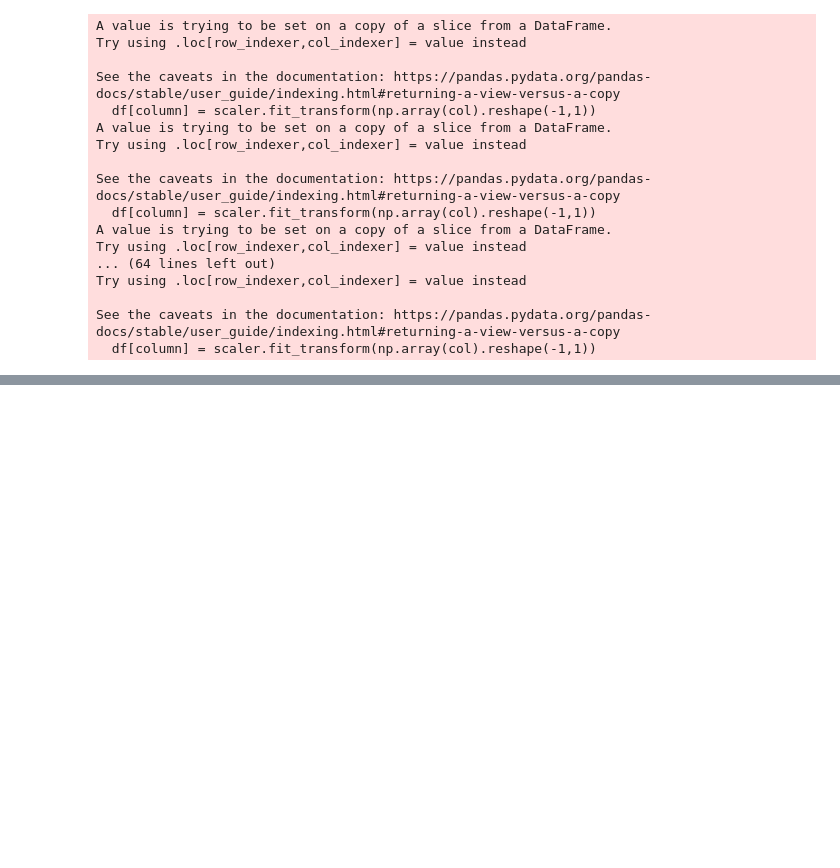
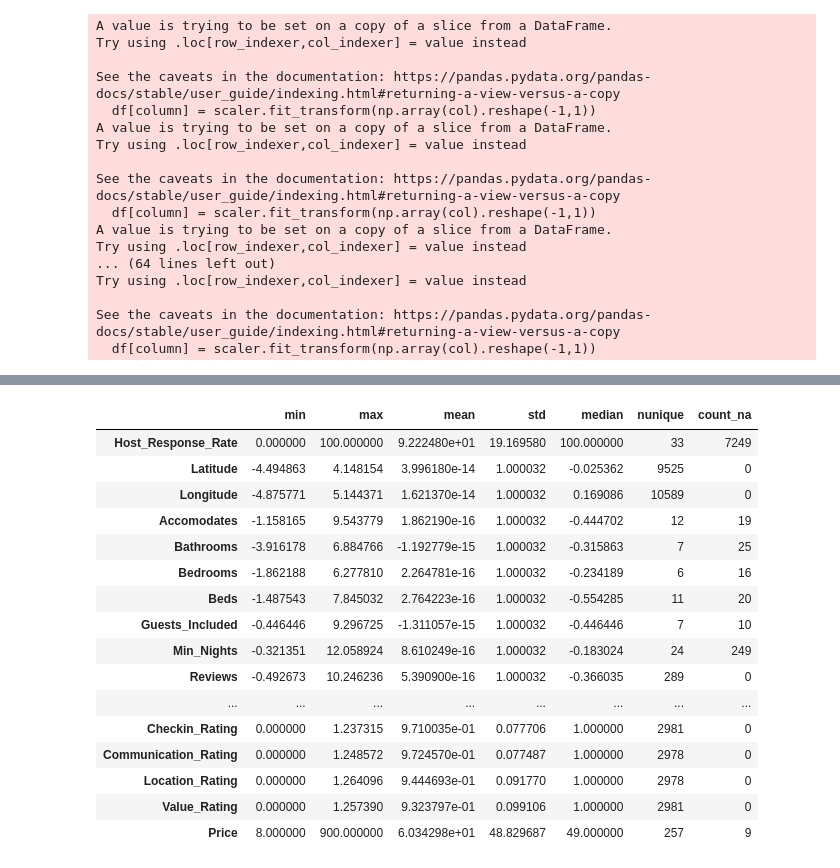
Before and after one commit to luclemot/airbnb-berlin-price-prediction, a Jupyter notebook: preprocessing_robin.ipynb, the cells around one changed output, grey strips where cells are left out. Cells and saved outputs as stored; diff of their text form; code cells hidden in the pictures; blank space fills up the shorter version.

```diff
--- a/preprocessing_robin.ipynb
+++ b/preprocessing_robin.ipynb
@@ -247,0 +330,5 @@ See the caveats in the documentation: https://pandas.pydata.org/pandas-docs/stab
+# %%
+df2=pd.concat([df['Host_Response_Rate'],df['Latitude'],df['Longitude'],df['Accomodates'],df['Bathrooms'],df['Bedrooms'],df['Beds'],df['Guests_Included'],df['Min_Nights'],df['Reviews'],df['Overall_Rating'],df['Accuracy_Rating'], df['Cleanliness_Rating'], df['Checkin_Rating'], df['Communication_Rating'], df['Location_Rating'],df['Value_Rating'], df['Price']],join='outer',axis=1)
+it_imp = IterativeImputer(sample_posterior=True, max_value=[np.inf,np.inf,np.inf,np.inf,np.inf,np.inf,np.inf,np.inf,np.inf,np.inf,1,1,1,1,1,1,1,np.inf])
+# %%
+it_imp.fit_transform(df2)
@@ -247,0 +349,20 @@ See the caveats in the documentation: https://pandas.pydata.org/pandas-docs/stab
+# %%
+print_stats(df2)
+# %% [output]
+|  | min | max | mean | std | median | nunique | count_na |
+| Host_Response_Rate | 0.000000 | 100.000000 | 9.222480e+01 | 19.169580 | 100.000000 | 33 | 7249 |
+| Latitude | -4.494863 | 4.148154 | 3.996180e-14 | 1.000032 | -0.025362 | 9525 | 0 |
+| Longitude | -4.875771 | 5.144371 | 1.621370e-14 | 1.000032 | 0.169086 | 10589 | 0 |
+| Accomodates | -1.158165 | 9.543779 | 1.862190e-16 | 1.000032 | -0.444702 | 12 | 19 |
+| Bathrooms | -3.916178 | 6.884766 | -1.192779e-15 | 1.000032 | -0.315863 | 7 | 25 |
+| Bedrooms | -1.862188 | 6.277810 | 2.264781e-16 | 1.000032 | -0.234189 | 6 | 16 |
+| Beds | -1.487543 | 7.845032 | 2.764223e-16 | 1.000032 | -0.554285 | 11 | 20 |
+| Guests_Included | -0.446446 | 9.296725 | -1.311057e-15 | 1.000032 | -0.446446 | 7 | 10 |
+| Min_Nights | -0.321351 | 12.058924 | 8.610249e-16 | 1.000032 | -0.183024 | 24 | 249 |
+| Reviews | -0.492673 | 10.246236 | 5.390900e-16 | 1.000032 | -0.366035 | 289 | 0 |
+| ... | ... | ... | ... | ... | ... | ... | ... |
+| Checkin_Rating | 0.000000 | 1.237315 | 9.710035e-01 | 0.077706 | 1.000000 | 2981 | 0 |
+| Communication_Rating | 0.000000 | 1.248572 | 9.724570e-01 | 0.077487 | 1.000000 | 2978 | 0 |
+| Location_Rating | 0.000000 | 1.264096 | 9.444693e-01 | 0.091770 | 1.000000 | 2978 | 0 |
+| Value_Rating | 0.000000 | 1.257390 | 9.323797e-01 | 0.099106 | 1.000000 | 2981 | 0 |
+| Price | 8.000000 | 900.000000 | 6.034298e+01 | 48.829687 | 49.000000 | 257 | 9 |
```
Also changed, not shown: parts of 10 cells of this notebook, 43 other files.
